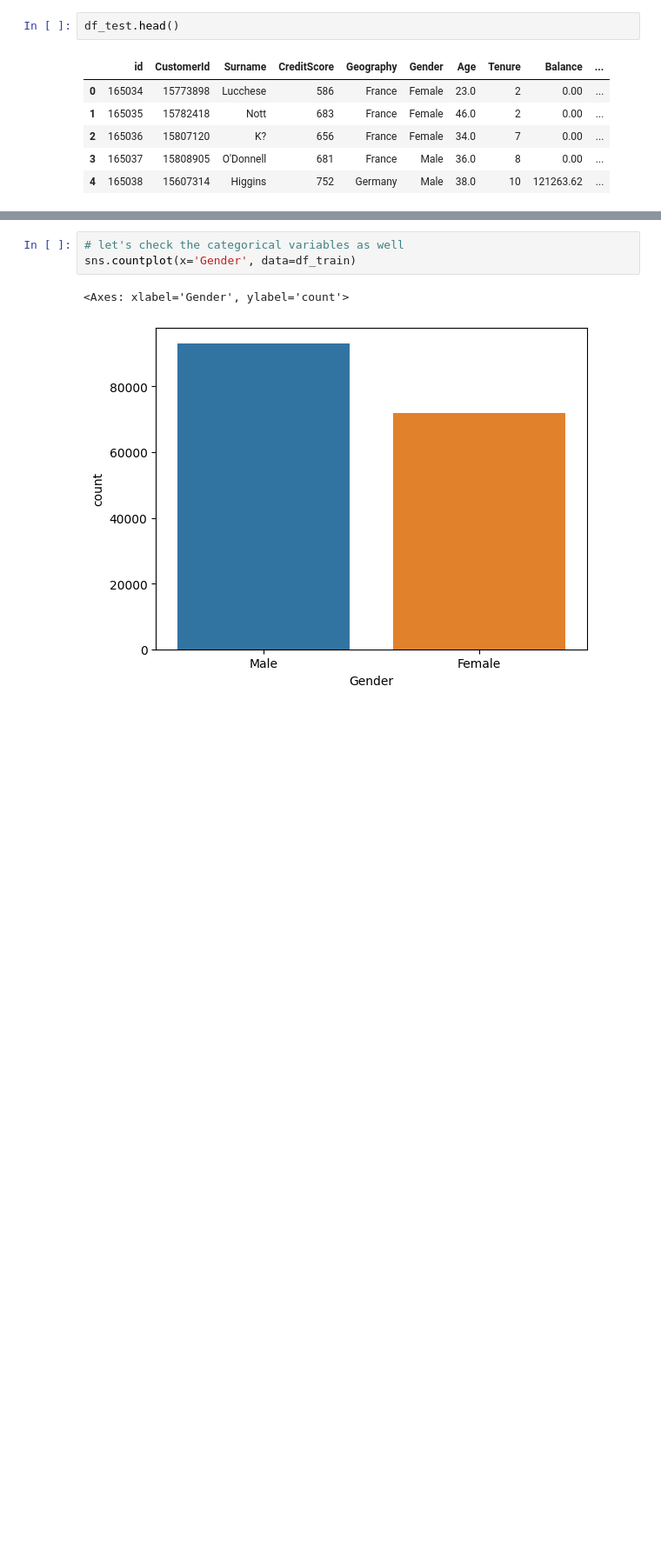
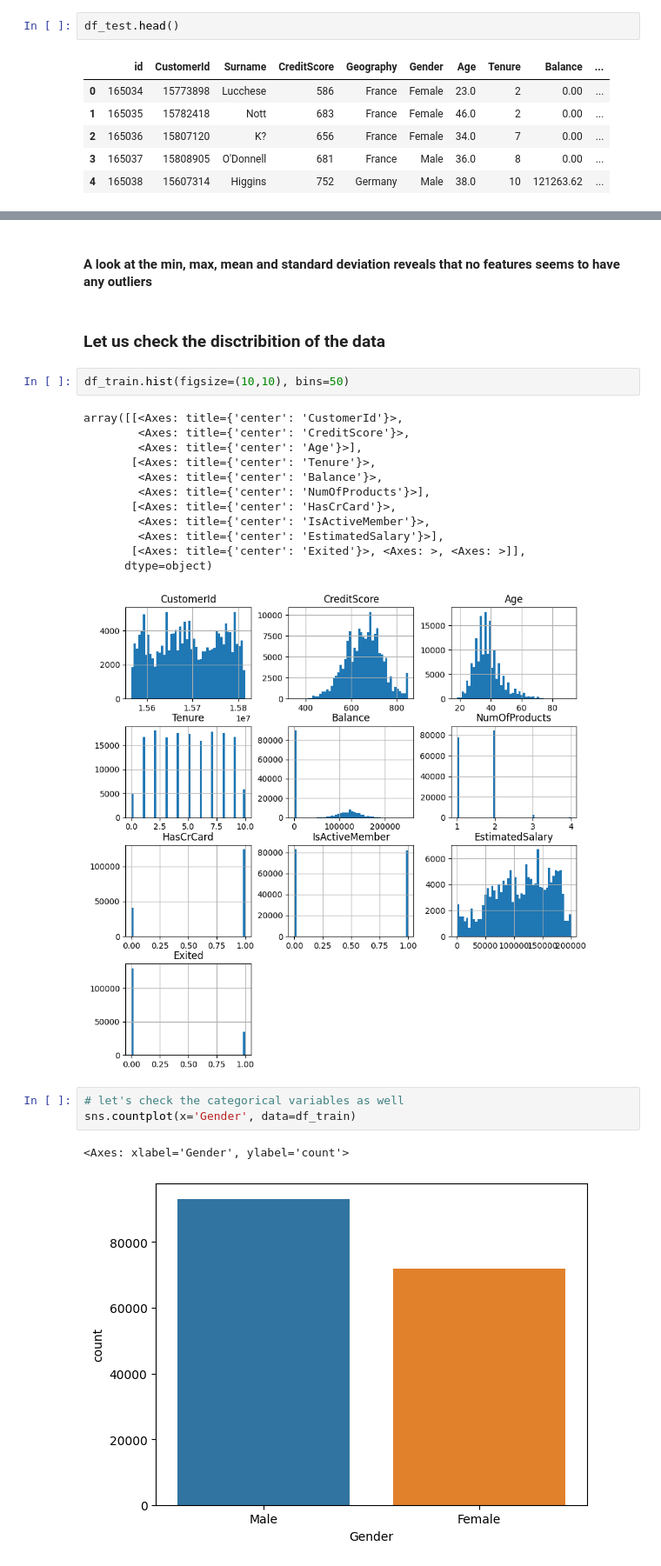
Before and after one commit to raulghosh/KaggleBankCustomerChurn, a Jupyter notebook: Churn_Prediction.ipynb, the cells around one changed output, grey strips where cells are left out. Shown: that part at 87% size. Cells and saved outputs as stored; diff of their text form; blank space fills up the shorter version.

```diff
--- a/Churn_Prediction.ipynb
+++ b/Churn_Prediction.ipynb
@@ -135,3 +136,22 @@ array([[<Axes: title={'center': 'id'}>,
+# %% [markdown]
+#### A look at the min, max, mean and standard deviation reveals that no features seems to have any outliers
+# %% [markdown]
+### Let us check the disctribition of the data
+# %%
+df_train.hist(figsize=(10,10), bins=50)
+# %% [output]
+array([[<Axes: title={'center': 'CustomerId'}>,
+        <Axes: title={'center': 'CreditScore'}>,
+        <Axes: title={'center': 'Age'}>],
+       [<Axes: title={'center': 'Tenure'}>,
+        <Axes: title={'center': 'Balance'}>,
+        <Axes: title={'center': 'NumOfProducts'}>],
+       [<Axes: title={'center': 'HasCrCard'}>,
+        <Axes: title={'center': 'IsActiveMember'}>,
+        <Axes: title={'center': 'EstimatedSalary'}>],
+       [<Axes: title={'center': 'Exited'}>, <Axes: >, <Axes: >]],
+      dtype=object)
+[figure, added]
 # %%
 # let's check the categorical variables as well
 sns.countplot(x='Gender', data=df_train)
```
Also changed, not shown: parts of 59 cells of this notebook.
